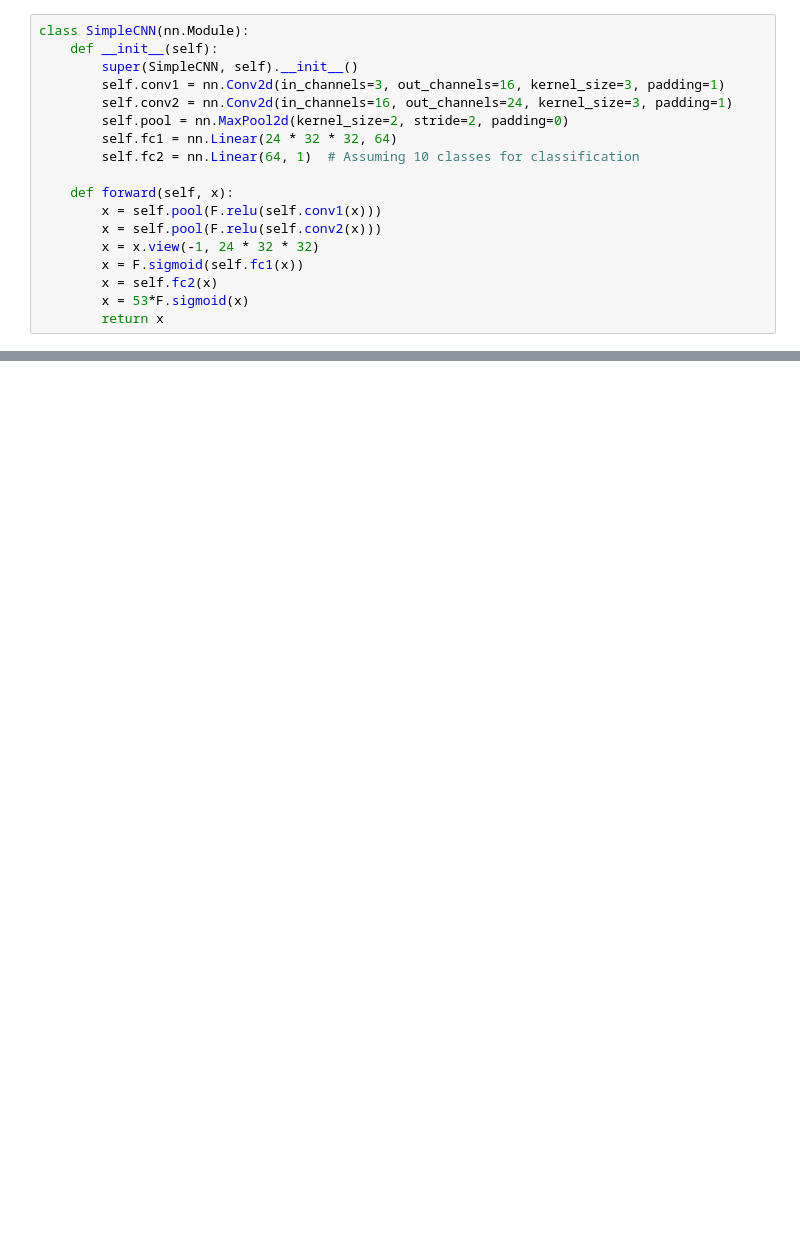
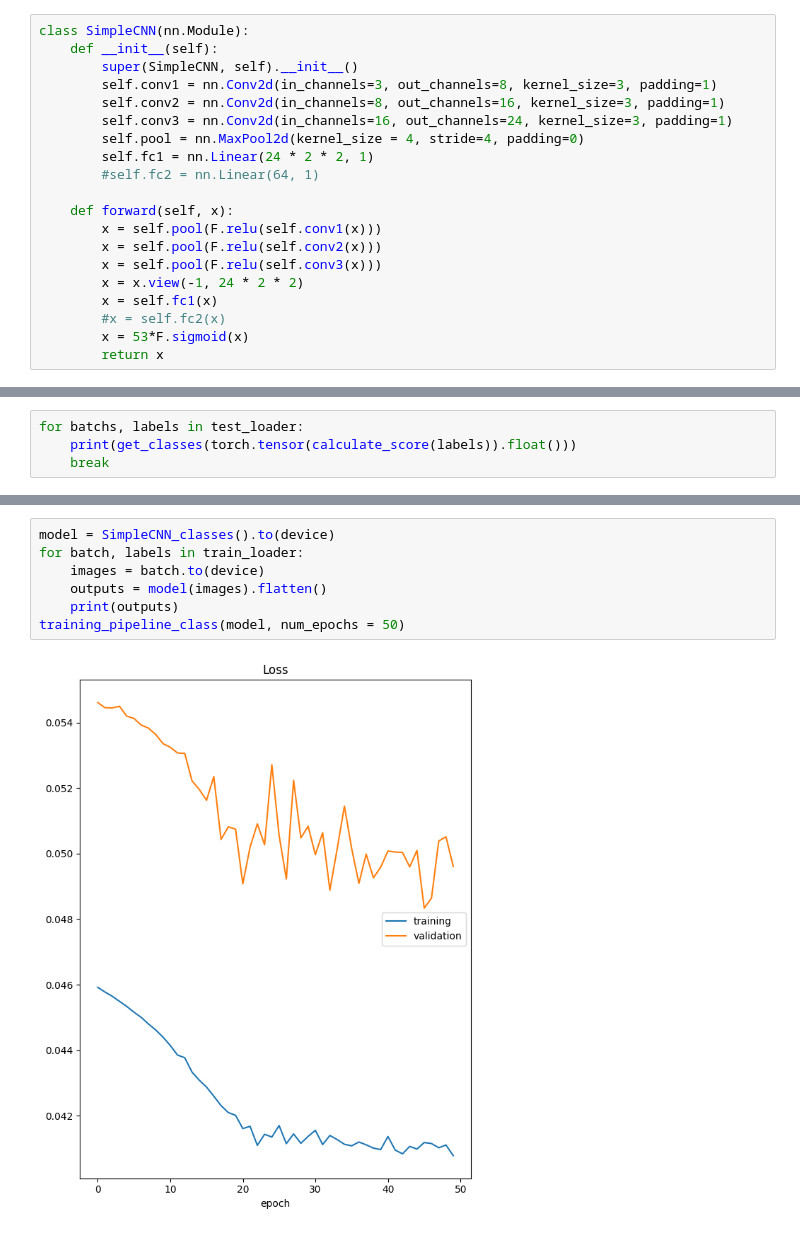
Before and after one commit to TomFiz/neuroforest, a Jupyter notebook: neuroforest-master/notebooks/2d_CNN.ipynb, the cells around one changed output, grey strips where cells are left out. Cells and saved outputs as stored; diff of their text form; blank space fills up the shorter version.

```diff
--- a/neuroforest-master/notebooks/2d_CNN.ipynb
+++ b/neuroforest-master/notebooks/2d_CNN.ipynb
@@ -118,18 +155,20 @@ for batch, label in train_loader:
 class SimpleCNN(nn.Module):
     def __init__(self):
         super(SimpleCNN, self).__init__()
-        self.conv1 = nn.Conv2d(in_channels=3, out_channels=16, kernel_size=3, padding=1)
-        self.conv2 = nn.Conv2d(in_channels=16, out_channels=24, kernel_size=3, padding=1)
-        self.pool = nn.MaxPool2d(kernel_size=2, stride=2, padding=0)
-        self.fc1 = nn.Linear(24 * 32 * 32, 64)
-        self.fc2 = nn.Linear(64, 1)  # Assuming 10 classes for classification
+        self.conv1 = nn.Conv2d(in_channels=3, out_channels=8, kernel_size=3, padding=1)
+        self.conv2 = nn.Conv2d(in_channels=8, out_channels=16, kernel_size=3, padding=1)
+        self.conv3 = nn.Conv2d(in_channels=16, out_channels=24, kernel_size=3, padding=1)
+        self.pool = nn.MaxPool2d(kernel_size = 4, stride=4, padding=0)
+        self.fc1 = nn.Linear(24 * 2 * 2, 1)
+        #self.fc2 = nn.Linear(64, 1)
 
     def forward(self, x):
         x = self.pool(F.relu(self.conv1(x)))
         x = self.pool(F.relu(self.conv2(x)))
-        x = x.view(-1, 24 * 32 * 32)
-        x = F.sigmoid(self.fc1(x))
-        x = self.fc2(x)
+        x = self.pool(F.relu(self.conv3(x)))
+        x = x.view(-1, 24 * 2 * 2)
+        x = self.fc1(x)
+        #x = self.fc2(x)
         x = 53*F.sigmoid(x)
         return x
 # %%
@@ -235,0 +263,4 @@ Epoch 100, testing loss: 5.151518656412761
+# %%
+for batchs, labels in test_loader:
+    print(get_classes(torch.tensor(calculate_score(labels)).float()))
+    break
@@ -235,0 +350,9 @@ Epoch 100, testing loss: 5.151518656412761
+# %%
+model = SimpleCNN_classes().to(device)
+for batch, labels in train_loader:
+    images = batch.to(device)
+    outputs = model(images).flatten()
+    print(outputs)
+training_pipeline_class(model, num_epochs = 50)
+# %% [output]
+[figure, added]
```
Also changed, not shown: parts of 15 cells of this notebook, 4 other files.
